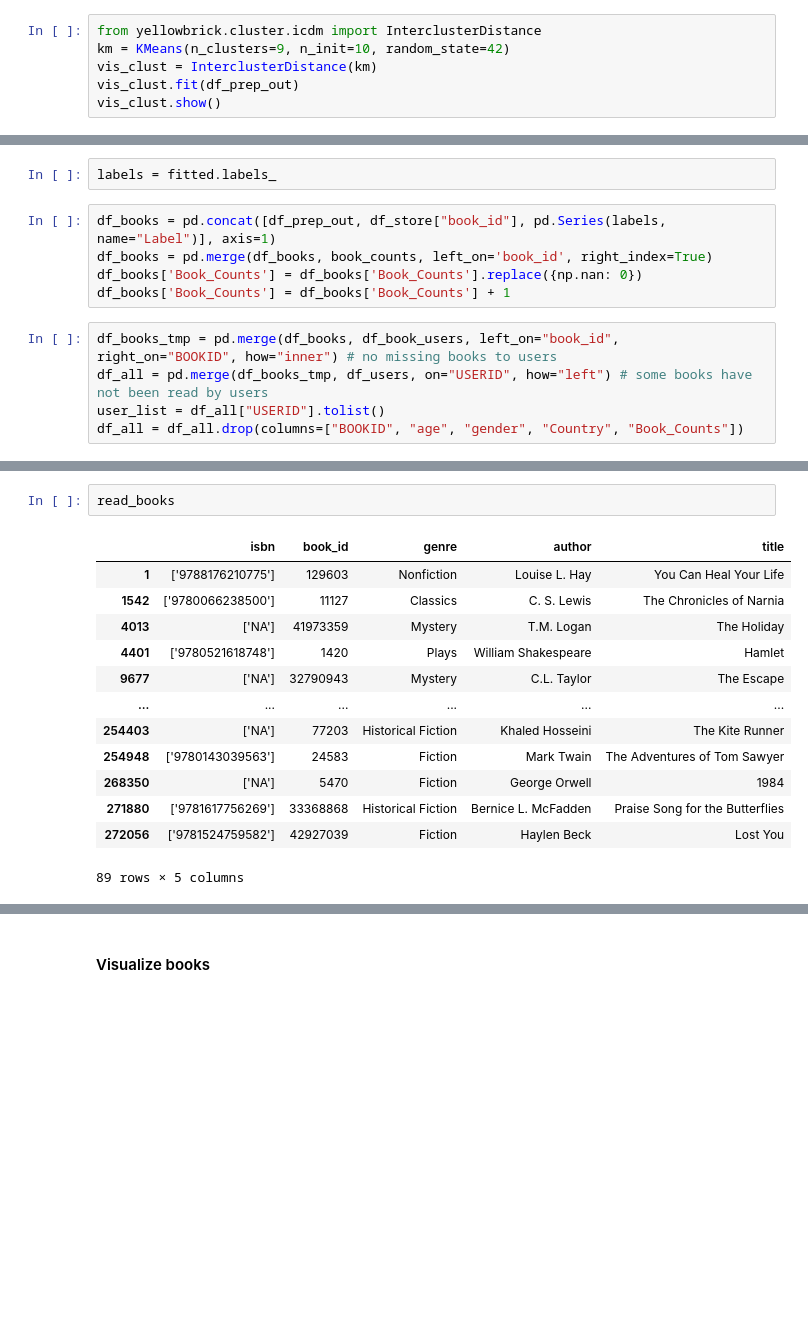
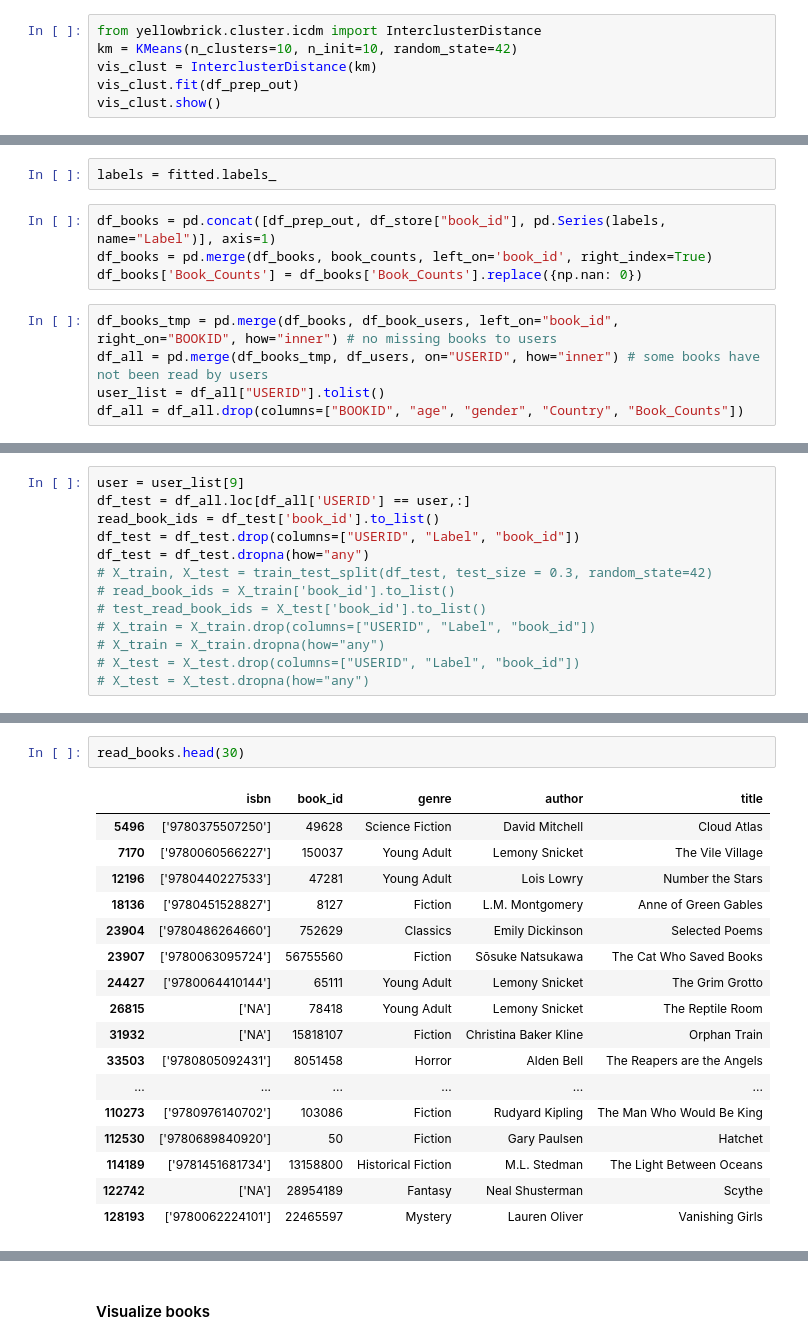
Before and after one commit to McGill-MMA-EnterpriseAnalytics/Goodreads_Book_Recommendation, a Jupyter notebook: Modelling/Book_Clustering.ipynb, the cells around one changed output, grey strips where cells are left out. Saved outputs shown, nothing was run; the diff lists cells and outputs as text; blank space fills up the shorter version.

```diff
--- a/Modelling/Book_Clustering.ipynb
+++ b/Modelling/Book_Clustering.ipynb
@@ -298,7 +308,7 @@ vis.show()
 <AxesSubplot: title={'center': 'Distortion Score Elbow for KMeans Clustering'}, xlabel='k', ylabel='distortion score'>
 # %%
 from yellowbrick.cluster.icdm import InterclusterDistance
-km = KMeans(n_clusters=9, n_init=10, random_state=42)
+km = KMeans(n_clusters=10, n_init=10, random_state=42)
 vis_clust = InterclusterDistance(km)
 vis_clust.fit(df_prep_out)
 vis_clust.show()
@@ -419,9 +433,8 @@ labels = fitted.labels_
 df_books = pd.concat([df_prep_out, df_store["book_id"], pd.Series(labels, name="Label")], axis=1)
 df_books = pd.merge(df_books, book_counts, left_on='book_id', right_index=True)
 df_books['Book_Counts'] = df_books['Book_Counts'].replace({np.nan: 0})
-df_books['Book_Counts'] = df_books['Book_Counts'] + 1
 # %%
 df_books_tmp = pd.merge(df_books, df_book_users, left_on="book_id", right_on="BOOKID", how="inner") # no missing books to users
-df_all = pd.merge(df_books_tmp, df_users, on="USERID", how="left") # some books have not been read by users
+df_all = pd.merge(df_books_tmp, df_users, on="USERID", how="inner") # some books have not been read by users
 user_list = df_all["USERID"].tolist()
 df_all = df_all.drop(columns=["BOOKID", "age", "gender", "Country", "Book_Counts"])
@@ -434,0 +443,13 @@ test_preds = km.predict(df_test)
+# %%
+user = user_list[9]
+df_test = df_all.loc[df_all['USERID'] == user,:]
+read_book_ids = df_test['book_id'].to_list()
+df_test = df_test.drop(columns=["USERID", "Label", "book_id"])
+df_test = df_test.dropna(how="any")
+# X_train, X_test = train_test_split(df_test, test_size = 0.3, random_state=42)
+# read_book_ids = X_train['book_id'].to_list()
+# test_read_book_ids = X_test['book_id'].to_list()
+# X_train = X_train.drop(columns=["USERID", "Label", "book_id"])
+# X_train = X_train.dropna(how="any")
+# X_test = X_test.drop(columns=["USERID", "Label", "book_id"])
+# X_test = X_test.dropna(how="any")
@@ -475,19 +499,23 @@ read_books = df_store.loc[df_store['book_id'].isin(read_book_ids)]
 # %%
-read_books
+read_books.head(30)
 # %% [output]
 |  | isbn | book_id | genre | author | title |
-| 1 | ['9788176210775'] | 129603 | Nonfiction | Louise L. Hay | You Can Heal Your Life |
-| 1542 | ['9780066238500'] | 11127 | Classics | C. S. Lewis | The Chronicles of Narnia |
-| 4013 | ['NA'] | 41973359 | Mystery | T.M. Logan | The Holiday |
-| 4401 | ['9780521618748'] | 1420 | Plays | William Shakespeare | Hamlet |
-| 9677 | ['NA'] | 32790943 | Mystery | C.L. Taylor | The Escape |
+| 5496 | ['9780375507250'] | 49628 | Science Fiction | David Mitchell | Cloud Atlas |
+| 7170 | ['9780060566227'] | 150037 | Young Adult | Lemony Snicket | The Vile Village |
+| 12196 | ['9780440227533'] | 47281 | Young Adult | Lois Lowry | Number the Stars |
+| 18136 | ['9780451528827'] | 8127 | Fiction | L.M. Montgomery | Anne of Green Gables |
+| 23904 | ['9780486264660'] | 752629 | Classics | Emily Dickinson | Selected Poems |
+| 23907 | ['9780063095724'] | 56755560 | Fiction | Sōsuke Natsukawa | The Cat Who Saved Books |
+| 24427 | ['9780064410144'] | 65111 | Young Adult | Lemony Snicket | The Grim Grotto |
+| 26815 | ['NA'] | 78418 | Young Adult | Lemony Snicket | The Reptile Room |
+| 31932 | ['NA'] | 15818107 | Fiction | Christina Baker Kline | Orphan Train |
+| 33503 | ['9780805092431'] | 8051458 | Horror | Alden Bell | The Reapers are the Angels |
 | ... | ... | ... | ... | ... | ... |
-| 254403 | ['NA'] | 77203 | Historical Fiction | Khaled Hosseini | The Kite Runner |
-| 254948 | ['9780143039563'] | 24583 | Fiction | Mark Twain | The Adventures of Tom Sawyer |
-| 268350 | ['NA'] | 5470 | Fiction | George Orwell | 1984 |
-| 271880 | ['9781617756269'] | 33368868 | Historical Fiction | Bernice L. McFadden | Praise Song for the Butterflies |
-| 272056 | ['9781524759582'] | 42927039 | Fiction | Haylen Beck | Lost You |
+| 110273 | ['9780976140702'] | 103086 | Fiction | Rudyard Kipling | The Man Who Would Be King |
+| 112530 | ['9780689840920'] | 50 | Fiction | Gary Paulsen | Hatchet |
+| 114189 | ['9781451681734'] | 13158800 | Historical Fiction | M.L. Stedman | The Light Between Oceans |
+| 122742 | ['NA'] | 28954189 | Fantasy | Neal Shusterman | Scythe |
+| 128193 | ['9780062224101'] | 22465597 | Mystery | Lauren Oliver | Vanishing Girls |
-89 rows × 5 columns
 # %%
 book_recs
 # %% [output]
```
Also changed, not shown: parts of 33 cells of this notebook.
